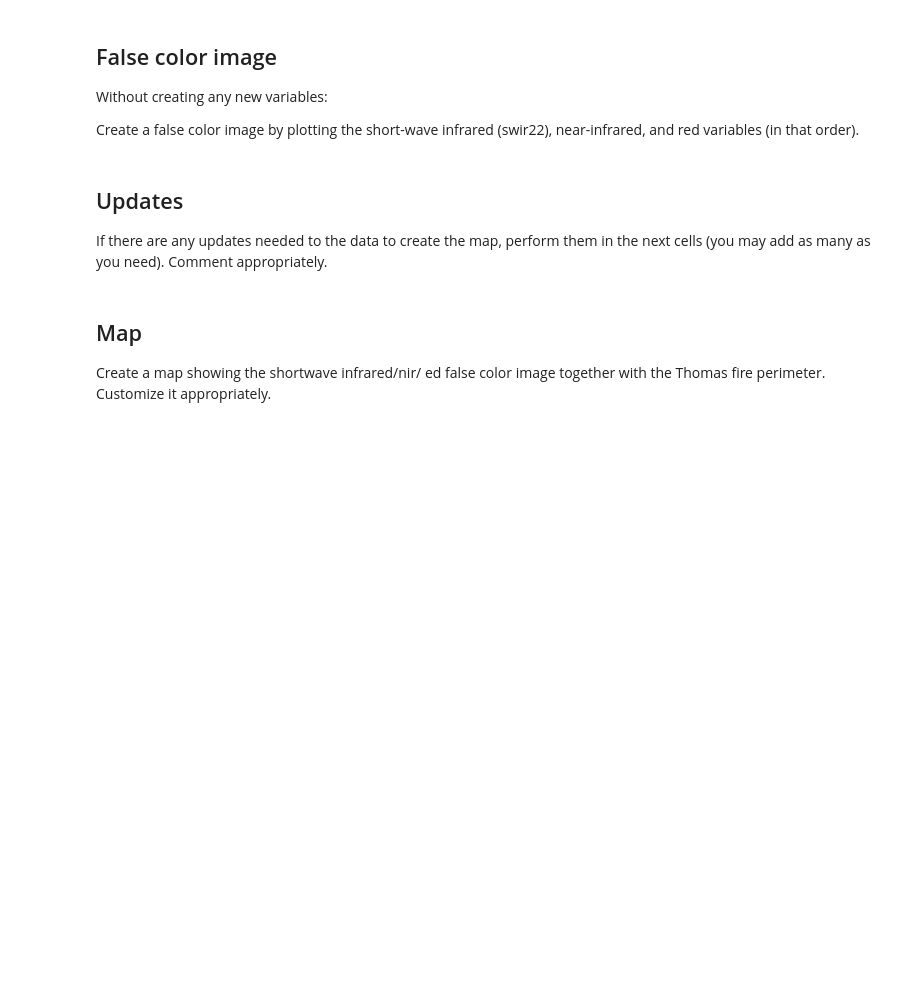
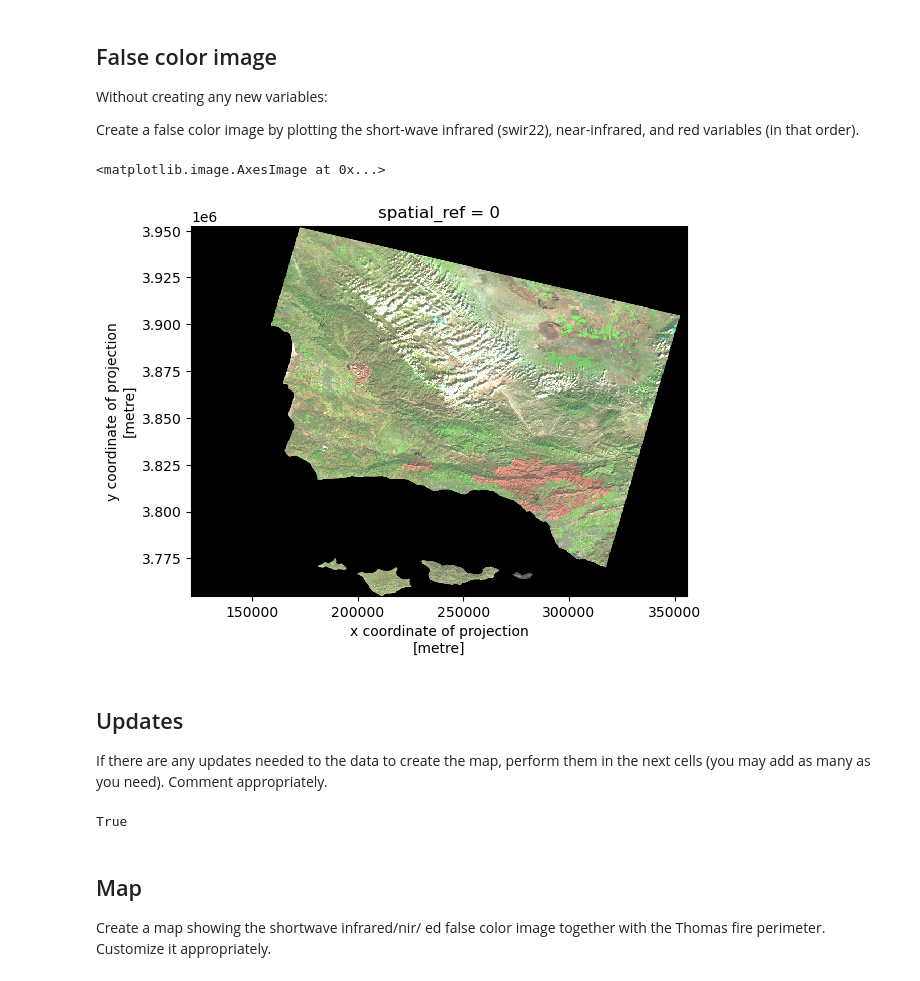
Before and after one commit to mariamkg00/eds-220-hwk-4, a Jupyter notebook: hwk4-task2-false-color.ipynb, the cells around one changed output. Cells and saved outputs as stored; diff of their text form; code cells hidden in the pictures; blank space fills up the shorter version.

```diff
--- a/hwk4-task2-false-color.ipynb
+++ b/hwk4-task2-false-color.ipynb
@@ -170,7 +178,11 @@ Without creating any new variables:
 
 Create a false color image by plotting the short-wave infrared (swir22), near-infrared, and red variables (in that order).
 # %%
-# your code here
+# making the false color image
+landsat_sb[['swir22','nir08','red']].to_array().plot.imshow(robust = True)
+# %% [output]
+<matplotlib.image.AxesImage at 0x...>
+[figure, added]
 # %% [markdown]
 ## Updates
 
@@ -180,0 +199,5 @@ Comment appropriately.
+# %%
+# double checking to see if crs changes were made
+ca.crs == landsat_sb.rio.crs
+# %% [output]
+True
```
Also changed, not shown: parts of 10 cells of this notebook.
